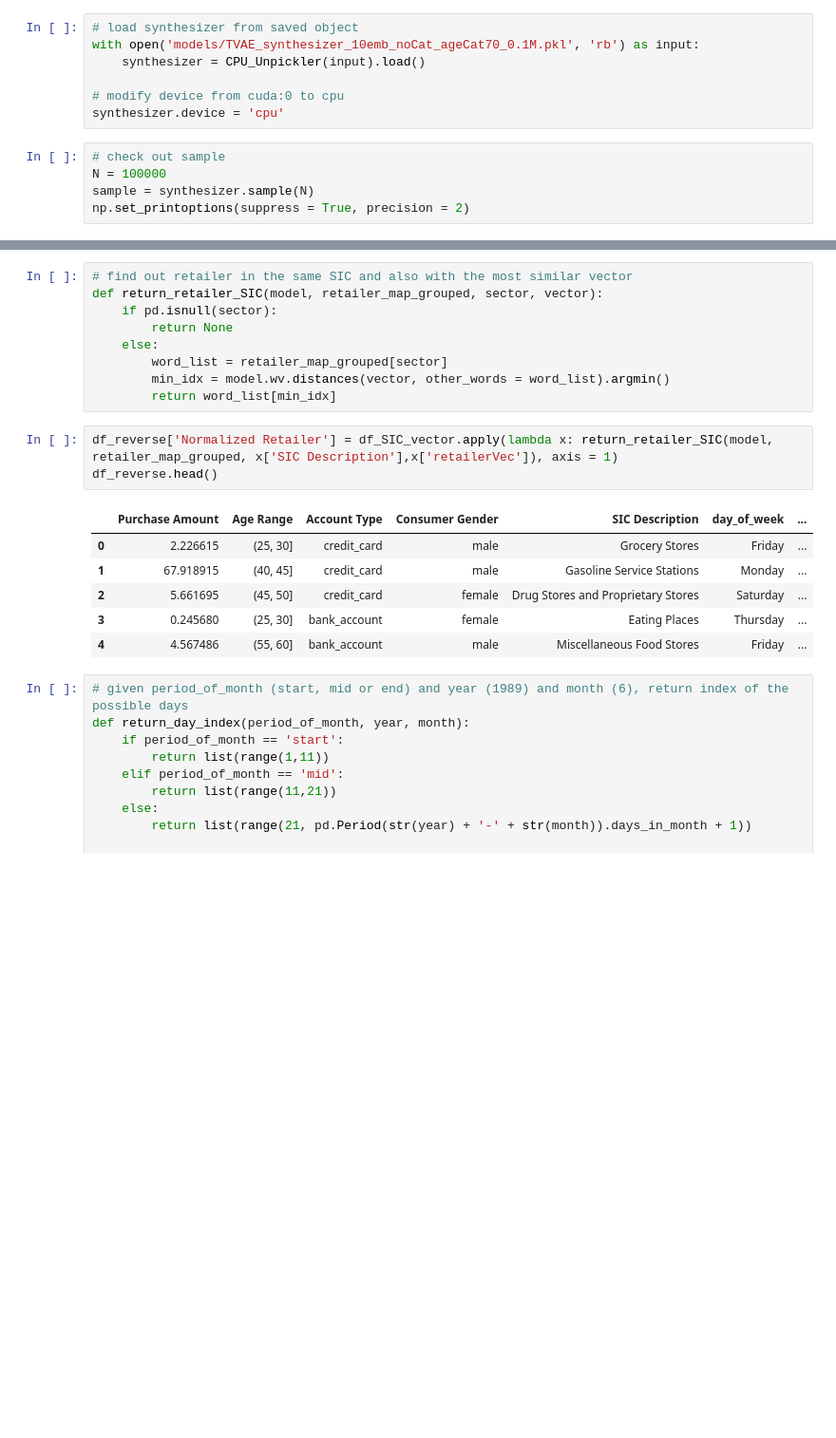
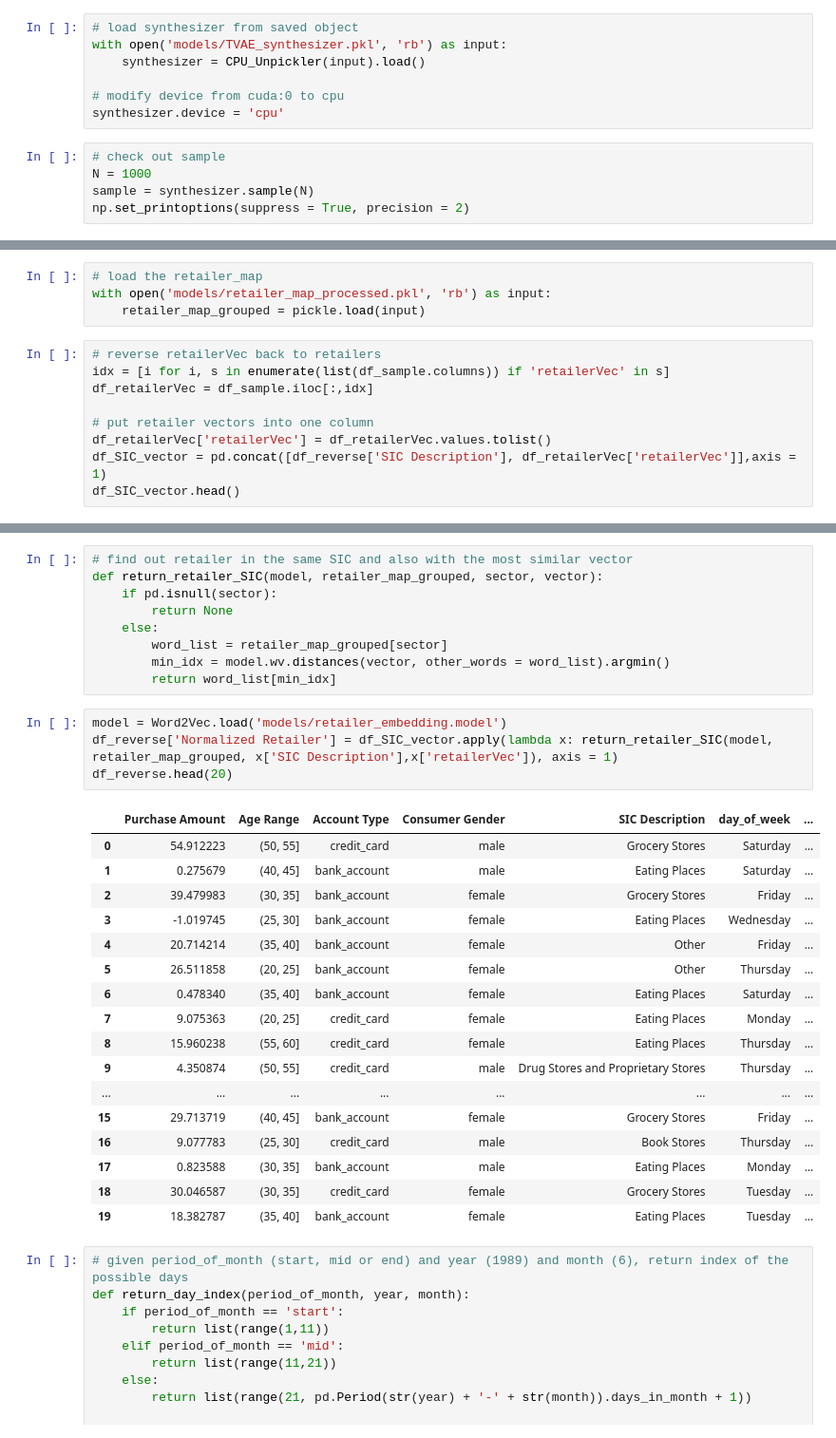
Before and after one commit to rui-zhang-ocean/Predict_Transactions, a Jupyter notebook: check_synthetic_data.ipynb, the cells around one changed output, grey strips where cells are left out. Shown at 95% size. Drawn from its saved outputs; the diff is of its cells as text; blank space fills up the shorter version.

Commit message:
reorganize folder and fixed bug retailer and SIC do not match

```diff
--- a/check_synthetic_data.ipynb
+++ b/check_synthetic_data.ipynb
@@ -18,14 +18,14 @@ class CPU_Unpickler(pickle.Unpickler):
         else: return super().find_class(module, name)
 # %%
 # load synthesizer from saved object
-with open('models/TVAE_synthesizer_10emb_noCat_ageCat70_0.1M.pkl', 'rb') as input:
+with open('models/TVAE_synthesizer.pkl', 'rb') as input:
     synthesizer = CPU_Unpickler(input).load()
 
 # modify device from cuda:0 to cpu
 synthesizer.device = 'cpu'
 # %%
 # check out sample
-N = 100000
+N = 1000
 sample = synthesizer.sample(N)
 np.set_printoptions(suppress = True, precision = 2)
 # %%
@@ -146,0 +111,13 @@ See the caveats in the documentation: http://pandas.pydata.org/pandas-docs/stabl
+# %%
+# load the retailer_map
+with open('models/retailer_map_processed.pkl', 'rb') as input:
+    retailer_map_grouped = pickle.load(input)
+# %%
+# reverse retailerVec back to retailers
+idx = [i for i, s in enumerate(list(df_sample.columns)) if 'retailerVec' in s]
+df_retailerVec = df_sample.iloc[:,idx]
+
+# put retailer vectors into one column
+df_retailerVec['retailerVec'] = df_retailerVec.values.tolist()
+df_SIC_vector = pd.concat([df_reverse['SIC Description'], df_retailerVec['retailerVec']],axis = 1)
+df_SIC_vector.head()
@@ -160,15 +148,27 @@ def return_retailer_SIC(model, retailer_map_grouped, sector, vector):
         min_idx = model.wv.distances(vector, other_words = word_list).argmin()
         return word_list[min_idx]
 # %%
+model = Word2Vec.load('models/retailer_embedding.model')
 df_reverse['Normalized Retailer'] = df_SIC_vector.apply(lambda x: return_retailer_SIC(model, retailer_map_grouped, x['SIC Description'],x['retailerVec']), axis = 1)
-df_reverse.head()
+df_reverse.head(20)
 # %% [output]
 |  | Purchase Amount | Age Range | Account Type | Consumer Gender | SIC Description | day_of_week | ... |
-| 0 | 2.226615 | (25, 30] | credit_card | male | Grocery Stores | Friday | ... |
-| 1 | 67.918915 | (40, 45] | credit_card | male | Gasoline Service Stations | Monday | ... |
-| 2 | 5.661695 | (45, 50] | credit_card | female | Drug Stores and Proprietary Stores | Saturday | ... |
-| 3 | 0.245680 | (25, 30] | bank_account | female | Eating Places | Thursday | ... |
-| 4 | 4.567486 | (55, 60] | bank_account | male | Miscellaneous Food Stores | Friday | ... |
+| 0 | 54.912223 | (50, 55] | credit_card | male | Grocery Stores | Saturday | ... |
+| 1 | 0.275679 | (40, 45] | bank_account | male | Eating Places | Saturday | ... |
+| 2 | 39.479983 | (30, 35] | bank_account | female | Grocery Stores | Friday | ... |
+| 3 | -1.019745 | (25, 30] | bank_account | female | Eating Places | Wednesday | ... |
+| 4 | 20.714214 | (35, 40] | bank_account | female | Other | Friday | ... |
+| 5 | 26.511858 | (20, 25] | bank_account | female | Other | Thursday | ... |
+| 6 | 0.478340 | (35, 40] | bank_account | female | Eating Places | Saturday | ... |
+| 7 | 9.075363 | (20, 25] | credit_card | female | Eating Places | Monday | ... |
+| 8 | 15.960238 | (55, 60] | credit_card | female | Eating Places | Thursday | ... |
+| 9 | 4.350874 | (50, 55] | credit_card | male | Drug Stores and Proprietary Stores | Thursday | ... |
+| ... | ... | ... | ... | ... | ... | ... | ... |
+| 15 | 29.713719 | (40, 45] | bank_account | female | Grocery Stores | Friday | ... |
+| 16 | 9.077783 | (25, 30] | credit_card | male | Book Stores | Thursday | ... |
+| 17 | 0.823588 | (30, 35] | bank_account | male | Eating Places | Monday | ... |
+| 18 | 30.046587 | (30, 35] | credit_card | female | Grocery Stores | Tuesday | ... |
+| 19 | 18.382787 | (35, 40] | bank_account | female | Eating Places | Tuesday | ... |
 # %%
 # given period_of_month (start, mid or end) and year (1989) and month (6), return index of the possible days
 def return_day_index(period_of_month, year, month):
```
Also changed, not shown: parts of 17 cells of this notebook, 45 other files.
